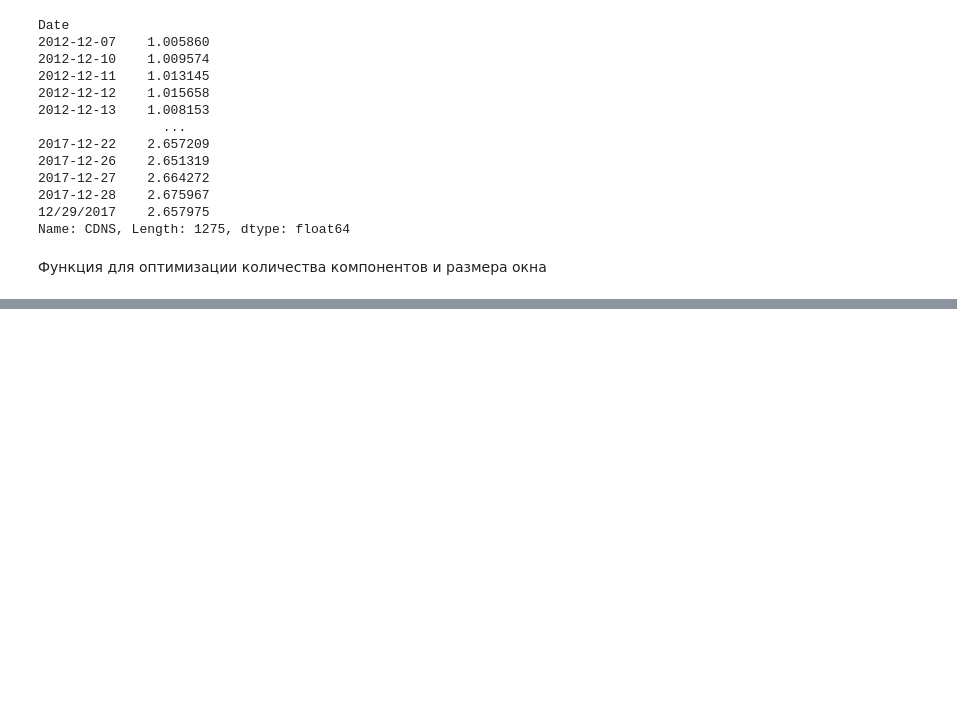
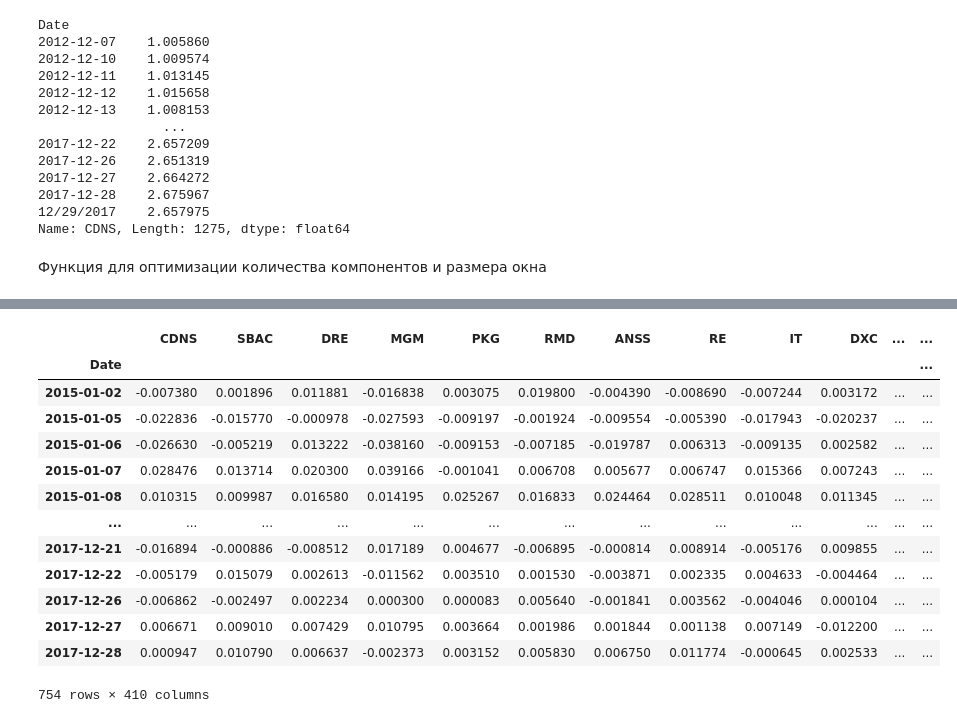
Before and after one commit to finance-qc-algo-course/investment-algorithms, a Jupyter notebook: NPCA_param_opt.ipynb, the cells around one changed output, grey strips where cells are left out. Saved outputs shown, nothing was run; the diff lists cells and outputs as text; code cells hidden in the pictures; blank space fills up the shorter version.

```diff
--- a/NPCA_param_opt.ipynb
+++ b/NPCA_param_opt.ipynb
@@ -351,0 +372,18 @@ plt.show()
+# %%
+lol = returns[returns.index > '2015-01-01']
+lol
+# %% [output]
+|  | CDNS | SBAC | DRE | MGM | PKG | RMD | ANSS | RE | IT | DXC | ... | ... |
+| Date |  |  |  |  |  |  |  |  |  |  |  | ... |
+| 2015-01-02 | -0.007380 | 0.001896 | 0.011881 | -0.016838 | 0.003075 | 0.019800 | -0.004390 | -0.008690 | -0.007244 | 0.003172 | ... | ... |
+| 2015-01-05 | -0.022836 | -0.015770 | -0.000978 | -0.027593 | -0.009197 | -0.001924 | -0.009554 | -0.005390 | -0.017943 | -0.020237 | ... | ... |
+| 2015-01-06 | -0.026630 | -0.005219 | 0.013222 | -0.038160 | -0.009153 | -0.007185 | -0.019787 | 0.006313 | -0.009135 | 0.002582 | ... | ... |
+| 2015-01-07 | 0.028476 | 0.013714 | 0.020300 | 0.039166 | -0.001041 | 0.006708 | 0.005677 | 0.006747 | 0.015366 | 0.007243 | ... | ... |
+| 2015-01-08 | 0.010315 | 0.009987 | 0.016580 | 0.014195 | 0.025267 | 0.016833 | 0.024464 | 0.028511 | 0.010048 | 0.011345 | ... | ... |
+| ... | ... | ... | ... | ... | ... | ... | ... | ... | ... | ... | ... | ... |
+| 2017-12-21 | -0.016894 | -0.000886 | -0.008512 | 0.017189 | 0.004677 | -0.006895 | -0.000814 | 0.008914 | -0.005176 | 0.009855 | ... | ... |
+| 2017-12-22 | -0.005179 | 0.015079 | 0.002613 | -0.011562 | 0.003510 | 0.001530 | -0.003871 | 0.002335 | 0.004633 | -0.004464 | ... | ... |
+| 2017-12-26 | -0.006862 | -0.002497 | 0.002234 | 0.000300 | 0.000083 | 0.005640 | -0.001841 | 0.003562 | -0.004046 | 0.000104 | ... | ... |
+| 2017-12-27 | 0.006671 | 0.009010 | 0.007429 | 0.010795 | 0.003664 | 0.001986 | 0.001844 | 0.001138 | 0.007149 | -0.012200 | ... | ... |
+| 2017-12-28 | 0.000947 | 0.010790 | 0.006637 | -0.002373 | 0.003152 | 0.005830 | 0.006750 | 0.011774 | -0.000645 | 0.002533 | ... | ... |
+754 rows × 410 columns
```
Also changed, not shown: parts of 16 cells of this notebook.
